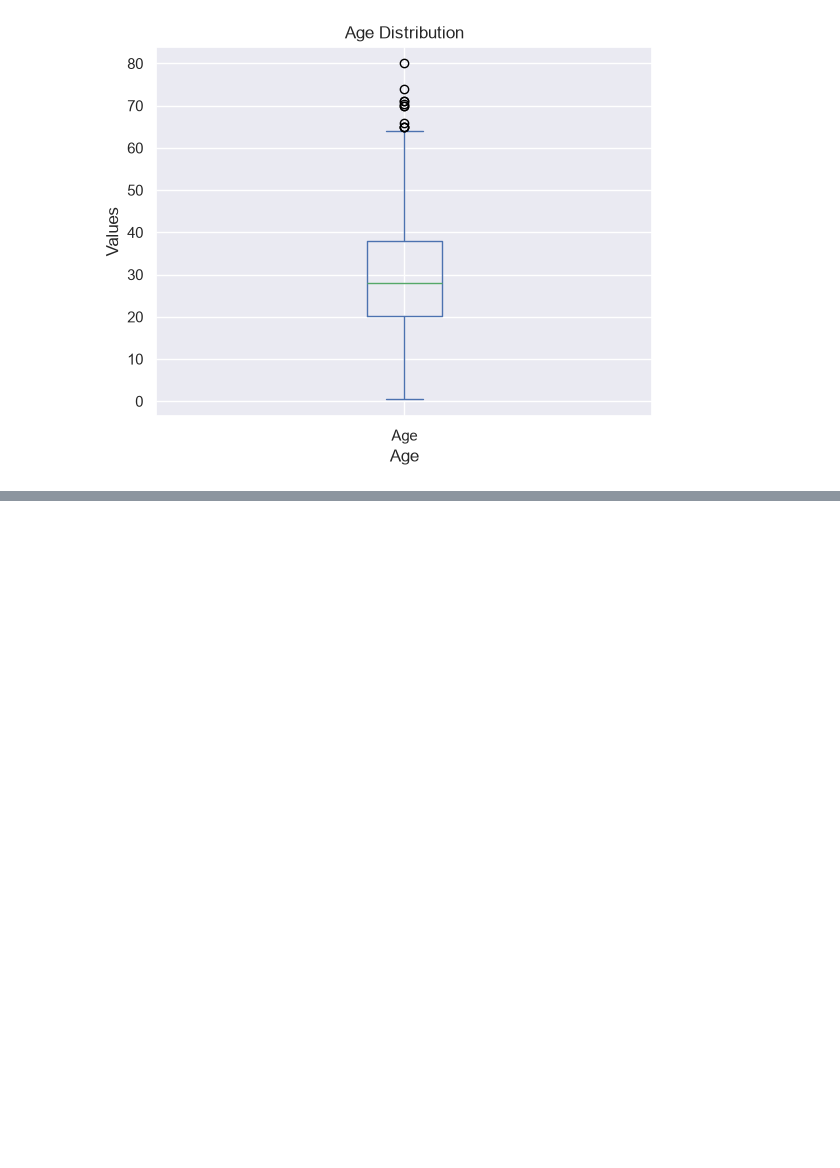
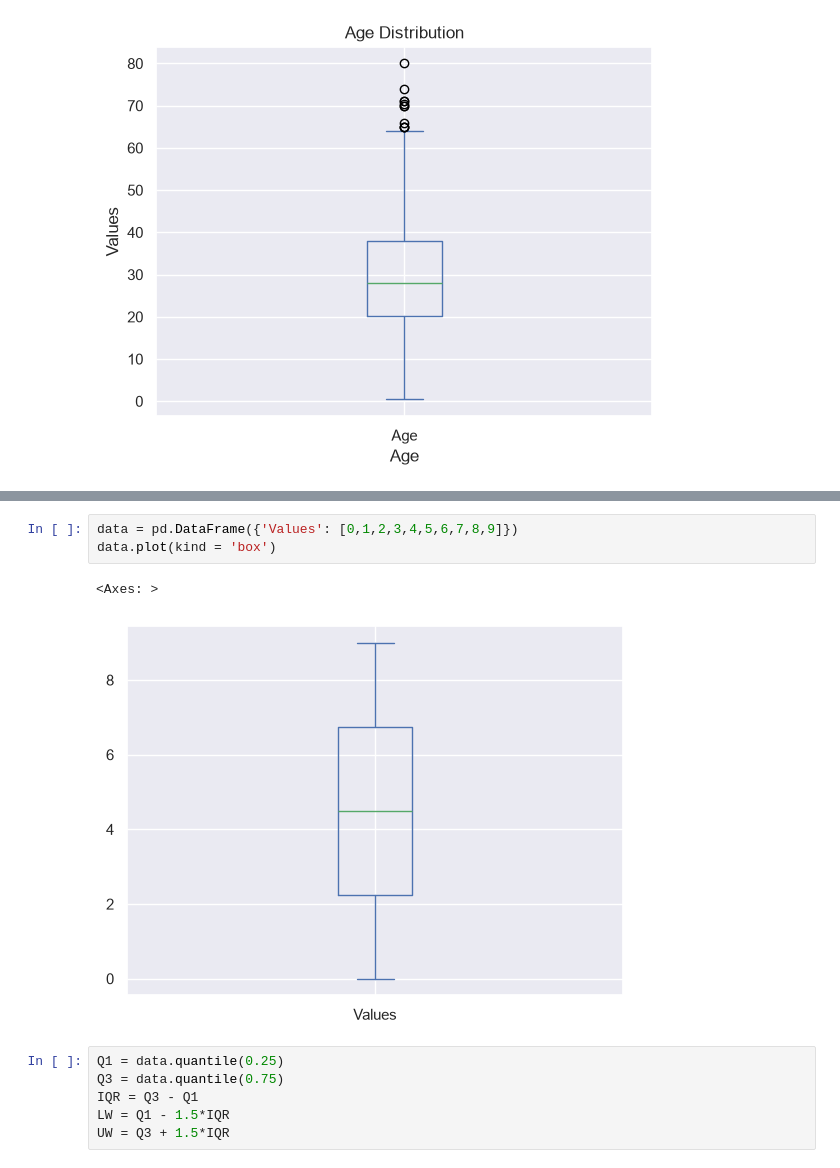
Before and after one commit to rakshitanaik2006/Pythonprogramming, a Jupyter notebook: demo.ipynb, the cells around one changed output, grey strips where cells are left out. Drawn from its saved outputs; the diff is of its cells as text; blank space fills up the shorter version.

```diff
--- a/demo.ipynb
+++ b/demo.ipynb
@@ -462,0 +608,12 @@ plt.show()
+# %%
+data = pd.DataFrame({'Values': [0,1,2,3,4,5,6,7,8,9]})
+data.plot(kind = 'box')
+# %% [output]
+<Axes: >
+[figure, added]
+# %%
+Q1 = data.quantile(0.25)
+Q3 = data.quantile(0.75)
+IQR = Q3 - Q1
+LW = Q1 - 1.5*IQR
+UW = Q3 + 1.5*IQR
```
Also changed, not shown: parts of 14 cells of this notebook, 2 other files.
